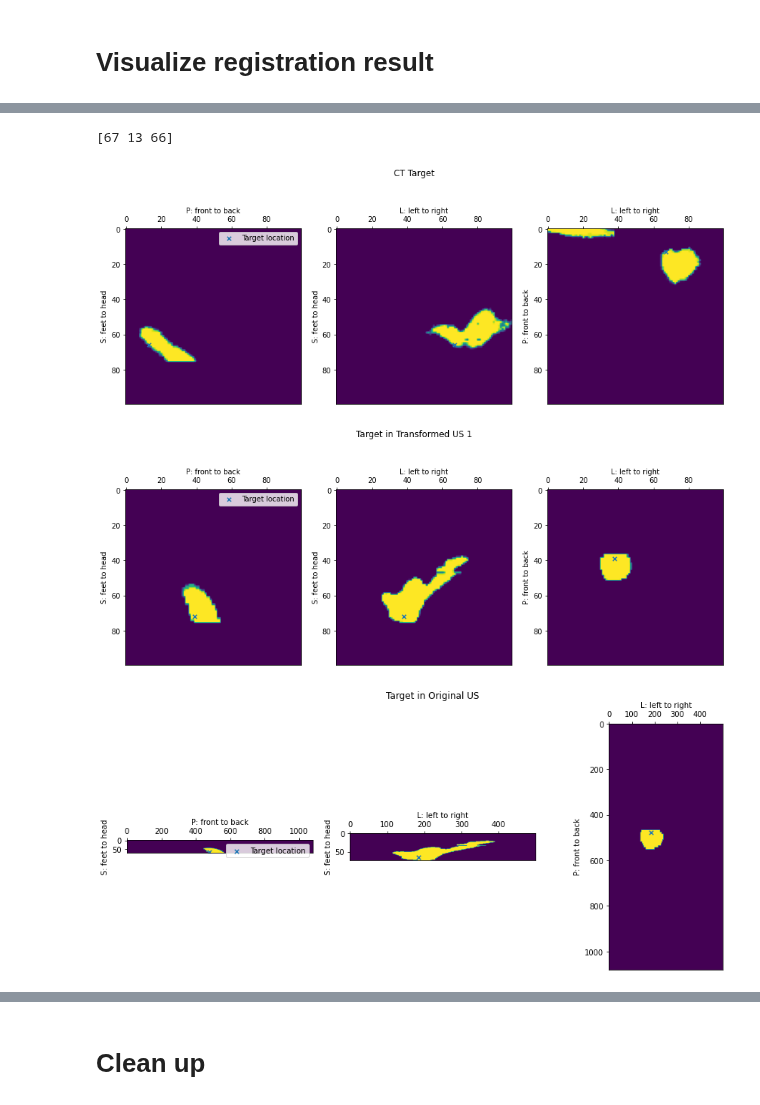
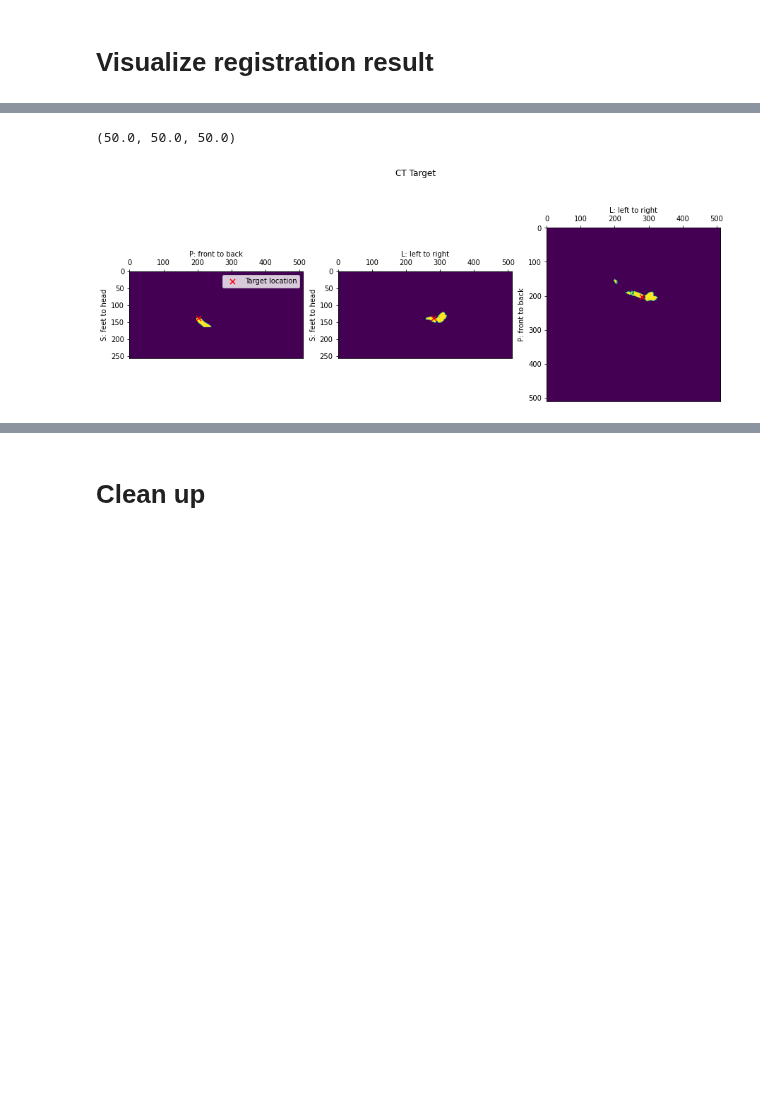
Before and after one commit to CoNG-harvard/robotic-ultrasound, a Jupyter notebook: notebooks/UltrasoundNavigation/Find Bunny copy.ipynb, the cells around one changed output, grey strips where cells are left out. Cells and saved outputs as stored; diff of their text form; code cells hidden in the pictures; blank space fills up the shorter version.

```diff
--- a/notebooks/UltrasoundNavigation/Find Bunny.ipynb
+++ b/notebooks/UltrasoundNavigation/Find Bunny copy.ipynb
@@ -145,6 +145,10 @@ def plot_img_at(img, coord):
                  "P":"P: front to back",
                  "S":"S: feet to head"}
 
+    target_marker = 'x'
+    target_size = 50
+    target_color = 'red'
+
     ax = plt.subplot(1, 3, 1)
 
     ax.xaxis.tick_top()
@@ -154,7 +158,7 @@ def plot_img_at(img, coord):
     ax.invert_yaxis()
 
     ax.imshow(np.squeeze(img[l,:,:]).T)
-    ax.scatter(p,s,marker = 'x',s=30,label='Target location')
+    ax.scatter(p,s,marker = target_marker,s=target_size,label='Target location',color = target_color)
     ax.legend()
 
     ax = plt.subplot(1, 3, 2)
@@ -167,7 +171,7 @@ def plot_img_at(img, coord):
 
 
     ax.imshow(np.squeeze(img[:,p,:]).T)
-    ax.scatter(l,s,marker = 'x',s=30)
+    ax.scatter(l,s,marker = target_marker,s=target_size,color = target_color)
 
 
 
@@ -181,7 +185,7 @@ def plot_img_at(img, coord):
 
 
     ax.imshow(np.squeeze(img[:,:,s]).T)
-    ax.scatter(l,p,marker = 'x',s=30)
+    ax.scatter(l,p,marker = target_marker,s=target_size,color = target_color)
 
 
     return ax
@@ -576,37 +609,44 @@ img_us_final = (sitk.GetArrayFromImage(moving_reg)).astype(np.float32)
+# %%
+CT2ResampledCT.TransformPoint(ct_center)
+# %% [output]
+(50.0, 50.0, 50.0)
 # %%
 
-target_loc = centroid3(img_ct_final)+ np.array([0,0,6])
-# target_loc = np.array(centroid3(img_ct_final))
-target_pixel = loc2pixel(target_loc,fixed_image.GetSpacing())
-
-print(target_pixel)
+target_pixel = np.array(centroid3(tmp_ct_img) + np.array([0,0,0]),dtype=int)
 plt.figure(figsize=(15,6))
-plot_img_at(img_ct_final,target_pixel)
+plot_img_at(tmp_ct_img,target_pixel)
 plt.suptitle("CT Target")
 plt.show()
 
-inv = rigid_transform.GetInverse()
-us_loc_1 = inv.TransformPoint(target_loc.astype(float))
-us_loc_1 += np.array([diff_x,diff_y,diff_z])
-us_pixel_1 = loc2pixel(us_loc_1,moving_image.GetSpacing())
-
-plt.figure(figsize=(15,6))
-plot_img_at(us_img_1,us_pixel_1)
-plt.suptitle("Target in Transformed US 1")
-plt.show()
 
 
-us_loc_0 = pixel2loc(us_pixel_1 - np.array(us_img_1.shape)/2,moving_image.GetSpacing())
-us_pixel_0 = loc2pixel(us_loc_0,us_res)+np.array(us_img_0.shape)//2
-plt.figure(figsize=(15,6))
-plot_img_at(us_img_0,us_pixel_0)
-plt.suptitle("Target in Original US")
-plt.show()
+# target_loc = centroid3(img_ct_final)+ np.array([0,0,6])
+# target_pixel = loc2pixel(target_loc,fixed_image.GetSpacing())
+
+# plt.figure(figsize=(15,6))
+# plot_img_at(img_ct_final,target_pixel)
+# plt.suptitle("CT Target resampled")
+# plt.show()
+
+# inv = rigid_transform.GetInverse()
+# us_loc_1 = inv.TransformPoint(target_loc.astype(float))
+# us_loc_1 += np.array([diff_x,diff_y,diff_z])
+# us_pixel_1 = loc2pixel(us_loc_1,moving_image.GetSpacing())
+
+# plt.figure(figsize=(15,6))
+# plot_img_at(us_img_1,us_pixel_1)
+# plt.suptitle("Target in Transformed US 1")
+# plt.show()
+
+
+# us_loc_0 = pixel2loc(us_pixel_1 - np.array(us_img_1.shape)/2,moving_image.GetSpacing())
+# us_pixel_0 = loc2pixel(us_loc_0,us_res)+np.array(us_img_0.shape)//2
+# plt.figure(figsize=(15,6))
+# plot_img_at(us_img_0,us_pixel_0)
+# plt.suptitle("Target in Original US")
+# plt.show()
 # %% [output]
-[67 13 66]
-[figure, old version]
+[figure, new version]
-[figure, removed]
-[figure, removed]
 # %%
 
 target_loc = centroid3(img_ct_final)+ np.array([-40,-10,6])
```
Also changed, not shown: parts of 8 cells of this notebook, 1 other file.
